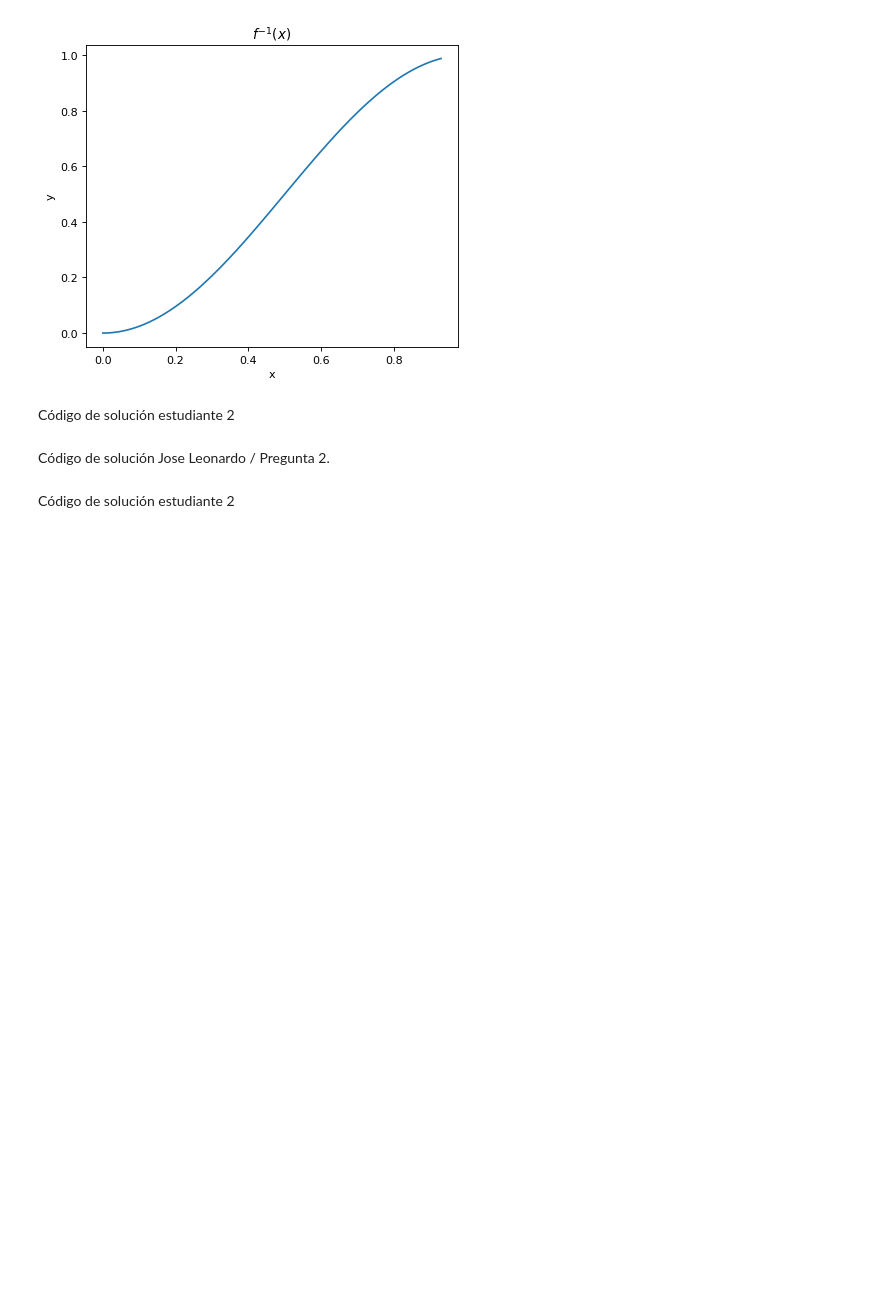
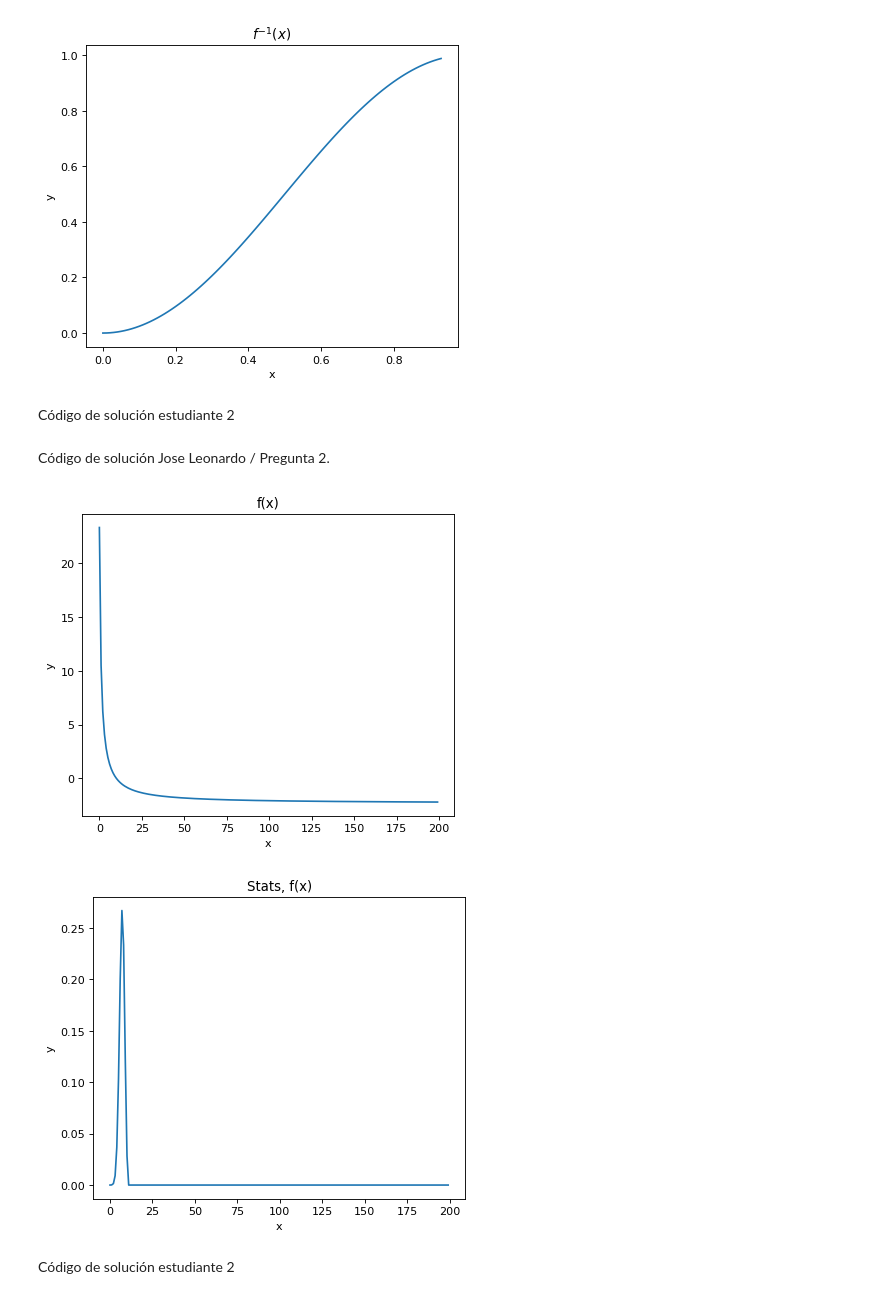
Before and after one commit to CuauhtemocCC/Tarea5.A_JLACEVES_CCORRALES, a Jupyter notebook: Tarea5.A_JLACEVES_CCORRALES.ipynb, the cells around one changed output. Drawn from its saved outputs; the diff is of its cells as text; code cells hidden in the pictures; blank space fills up the shorter version.

```diff
--- a/Tarea5.A_JLACEVES_CCORRALES.ipynb
+++ b/Tarea5.A_JLACEVES_CCORRALES.ipynb
@@ -99,3 +92,31 @@ Código de solución Jose Leonardo / Pregunta 2.
+# %%
+#Función
+def function(i, n, p):
+    return(((n - i)/(i + 1)) * (p)/(1 - p))
+
+#Parametros
+i, n, p = np.arange(0,200), 10, 0.7
+x = i
+y = function(i, n, p)
+y2 = st.binom(n, p).pmf(i)
+
+#Ploteamos la función
+fig = figure(num=None, figsize=(6, 5), dpi=80, facecolor='w', edgecolor='k')
+plt.plot(x,y)
+plt.title('f(x)')
+plt.xlabel('x')
+plt.ylabel('y')
+plt.show()
+
+fig = figure(num=None, figsize=(6, 5), dpi=80, facecolor='w', edgecolor='k')
+plt.plot(x,y2)
+plt.title('Stats, f(x)')
+plt.xlabel('x')
+plt.ylabel('y')
+plt.show()
+# %% [output]
+[figure, added]
+[figure, added]
 # %% [markdown]
 Código de solución estudiante 2
 # %%
```
Also changed, not shown: parts of 2 cells of this notebook.
